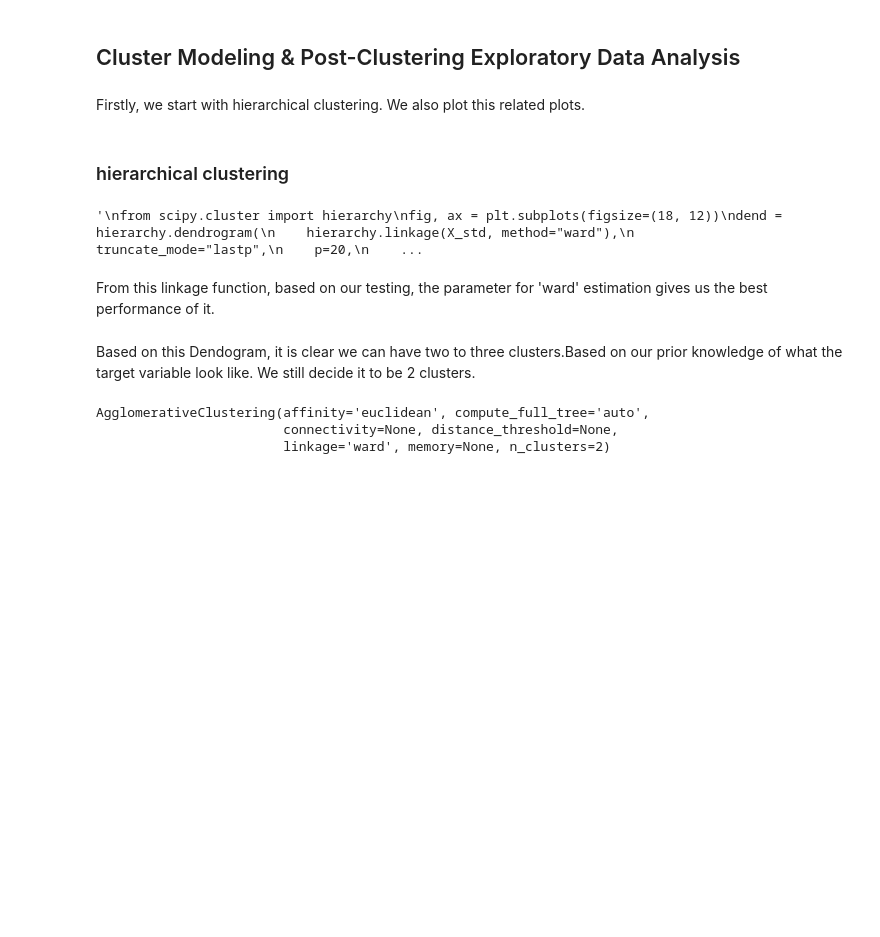
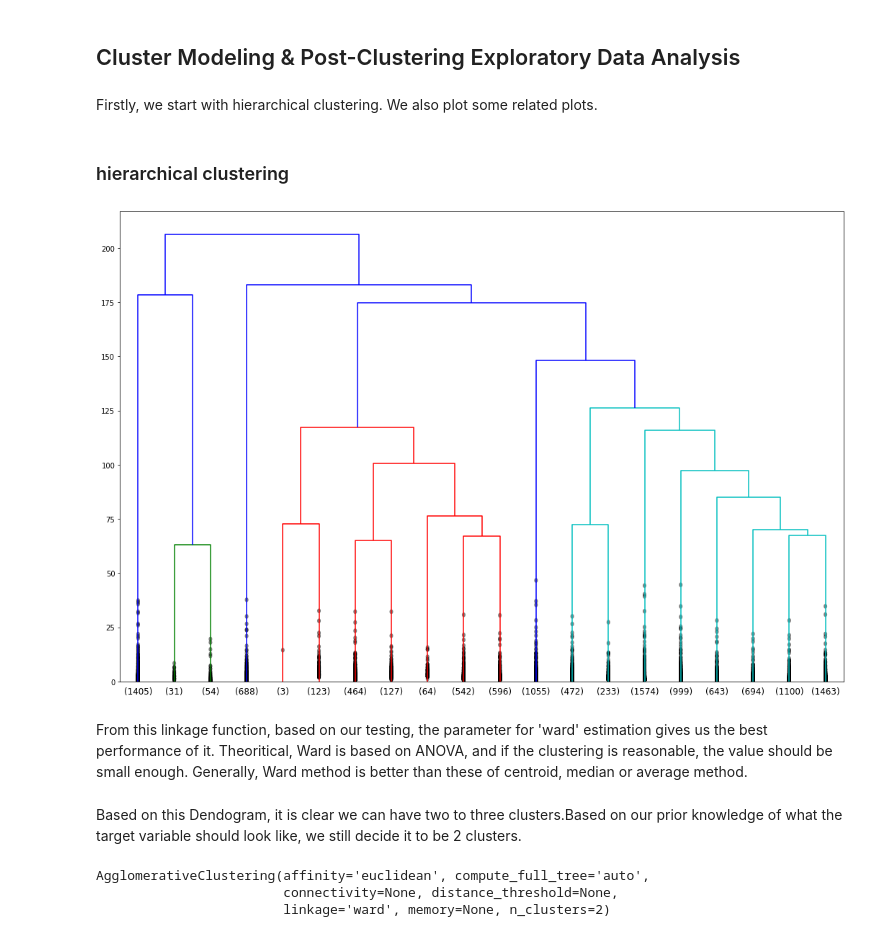
Before and after one commit to gegeli638/DAV-6150, a Jupyter notebook: G_L_ZH_Z_ZJ_Z_Project2 .ipynb, the cells around one changed output. Saved outputs shown, nothing was run; the diff lists cells and outputs as text; code cells hidden in the pictures; blank space fills up the shorter version.

```diff
--- a/G_L_ZH_Z_ZJ_Z_Project2 .ipynb
+++ b/G_L_ZH_Z_ZJ_Z_Project2 .ipynb
@@ -385,7 +391,7 @@ After these preclustering preparation, we can now build our clustering models.
 # %% [markdown]
 ##  Cluster Modeling & Post-Clustering Exploratory Data Analysis
 # %% [markdown]
-Firstly, we start with  hierarchical clustering. We also plot this related plots.
+Firstly, we start with  hierarchical clustering. We also plot some related plots.
 # %% [markdown]
 ### hierarchical clustering
 # %%
@@ -399,21 +405,19 @@ X_std = preprocessing.StandardScaler().fit_transform(new)
 
 #X_std.head()
 # %%
-'''
 from scipy.cluster import hierarchy
 fig, ax = plt.subplots(figsize=(18, 12))
 dend = hierarchy.dendrogram(
     hierarchy.linkage(X_std, method="ward"),
     truncate_mode="lastp",
     p=20,
     show_contracted=True)
-'''
 # %% [output]
-'\nfrom scipy.cluster import hierarchy\nfig, ax = plt.subplots(figsize=(18, 12))\ndend = hierarchy.dendrogram(\n    hierarchy.linkage(X_std, method="ward"),\n    truncate_mode="lastp",\n    p=20,\n    ...
+[figure, added]
 # %% [markdown]
-From this linkage function, based on our testing, the parameter for 'ward' estimation gives us the best performance of it.
+From this linkage function, based on our testing, the parameter for 'ward' estimation gives us the best performance of it. Theoritical, Ward is based on ANOVA, and if the clustering is reasonable, the value should be small enough. Generally, Ward method is better than these of centroid, median or average method.
 # %% [markdown]
-Based on this Dendogram, it is clear we can have two to three clusters.Based on our prior knowledge of what the target variable look like. We still decide it to be 2 clusters.
+Based on this Dendogram, it is clear we can have two to three clusters.Based on our prior knowledge of what the target variable should look like, we still decide it to be 2 clusters.
 # %%
 from sklearn.cluster import AgglomerativeClustering
 ag = AgglomerativeClustering(
```
Also changed, not shown: parts of 45 cells of this notebook.
